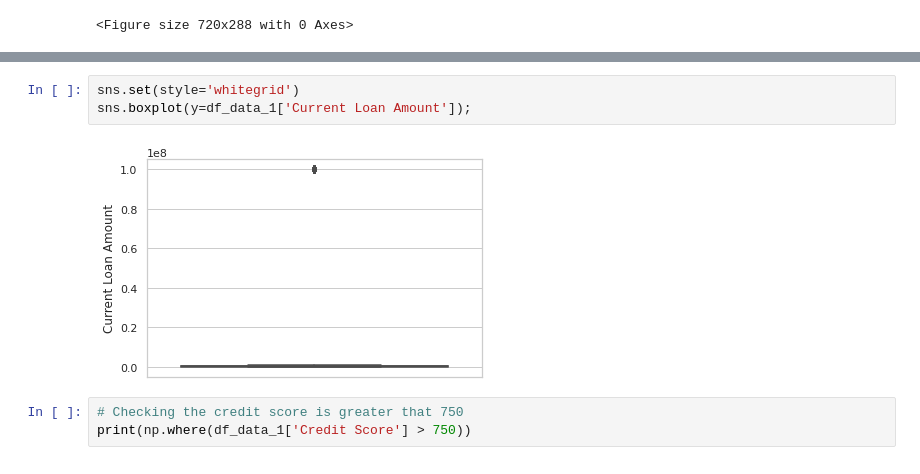
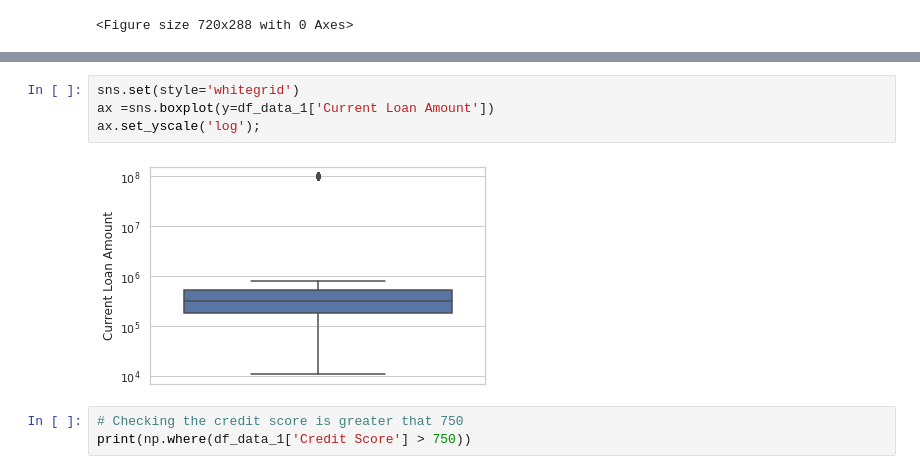
Before and after one commit to Ayobami6/ProjectCollaboration.github.io, a Jupyter notebook: Loan_Prediction_Project.ipynb, the cells around one changed output, grey strips where cells are left out. Saved outputs shown, nothing was run; the diff lists cells and outputs as text.

```diff
--- a/Loan_Prediction_Project.ipynb
+++ b/Loan_Prediction_Project.ipynb
@@ -263,8 +273,9 @@ df_data_1.boxplot(column='Tax Liens', ax=axes[1,0]);
 # %%
 sns.set(style='whitegrid')
-sns.boxplot(y=df_data_1['Current Loan Amount']);
+ax =sns.boxplot(y=df_data_1['Current Loan Amount'])
+ax.set_yscale('log');
 # %% [output]
-[figure, old version]
+[figure, new version]
 # %%
 # Checking the credit score is greater that 750
 print(np.where(df_data_1['Credit Score'] > 750))
```
Also changed, not shown: parts of 4 cells of this notebook.
